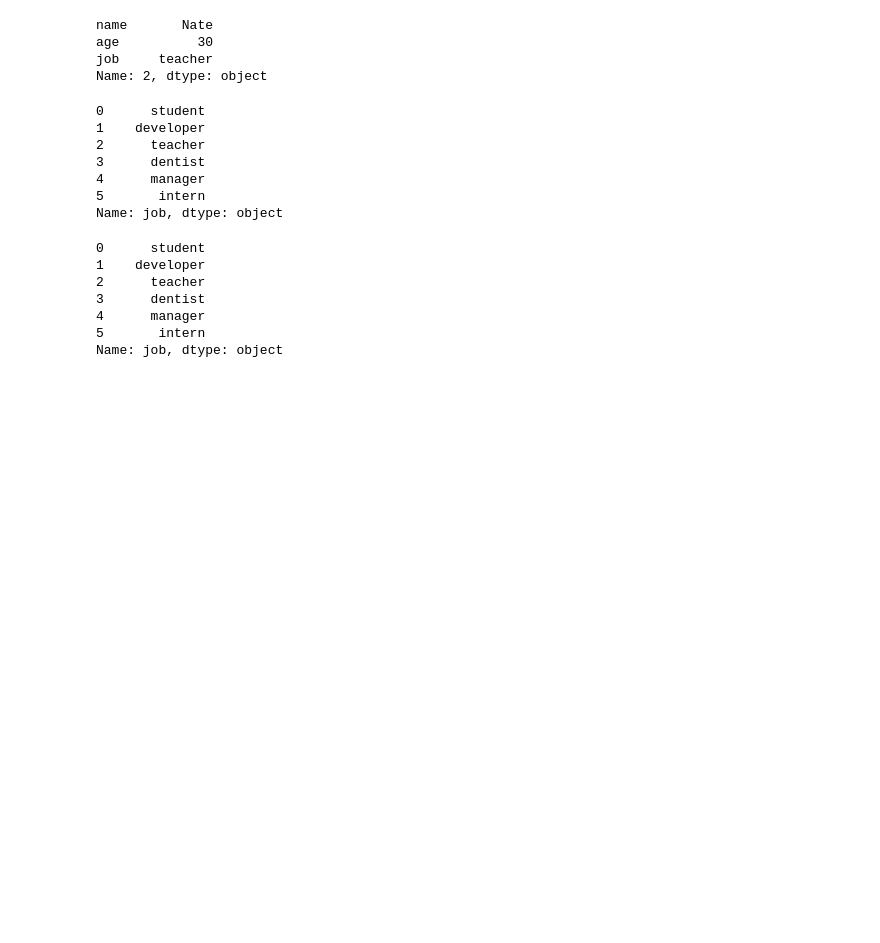
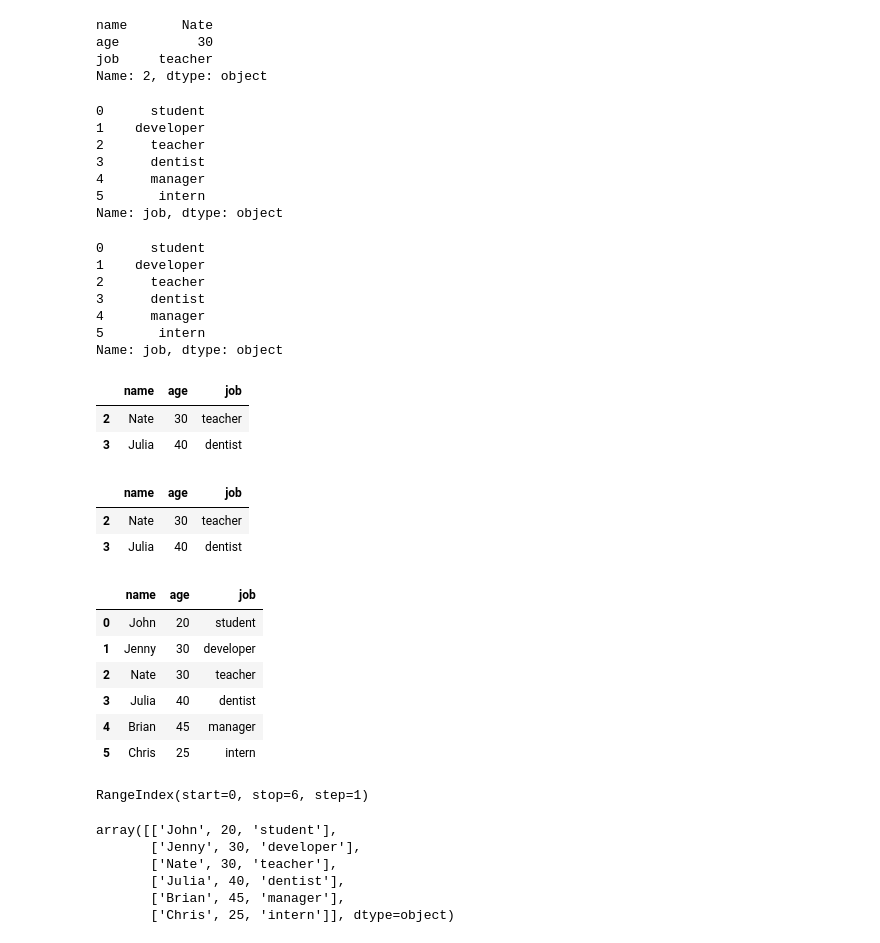
Before and after one commit to jeonghs2015/Python-google-colab, a Jupyter notebook: re_base.ipynb, the cells around one changed output. Drawn from its saved outputs; the diff is of its cells as text; code cells hidden in the pictures; blank space fills up the shorter version.

```diff
--- a/re_base.ipynb
+++ b/re_base.ipynb
@@ -54,3 +54,39 @@ df.loc[:,'job']
 4      manager
 5       intern
 Name: job, dtype: object
+# %%
+# 슬라이싱 기능을 통해 여러 행 가져오기
+df.iloc[[2,3]] # 슬라이싱 개념을 쓰지 않은 경우
+# %% [output]
+|  | name | age | job |
+| 2 | Nate | 30 | teacher |
+| 3 | Julia | 40 | dentist |
+# %%
+df.iloc[2:4] # 1~100
+# %% [output]
+|  | name | age | job |
+| 2 | Nate | 30 | teacher |
+| 3 | Julia | 40 | dentist |
+# %%
+df.iloc[:6] #1~100
+# %% [output]
+|  | name | age | job |
+| 0 | John | 20 | student |
+| 1 | Jenny | 30 | developer |
+| 2 | Nate | 30 | teacher |
+| 3 | Julia | 40 | dentist |
+| 4 | Brian | 45 | manager |
+| 5 | Chris | 25 | intern |
+# %%
+df.index
+# %% [output]
+RangeIndex(start=0, stop=6, step=1)
+# %%
+df.values
+# %% [output]
+array([['John', 20, 'student'],
+       ['Jenny', 30, 'developer'],
+       ['Nate', 30, 'teacher'],
+       ['Julia', 40, 'dentist'],
+       ['Brian', 45, 'manager'],
+       ['Chris', 25, 'intern']], dtype=object)
```
Also changed, not shown: parts of 1 cell of this notebook.
